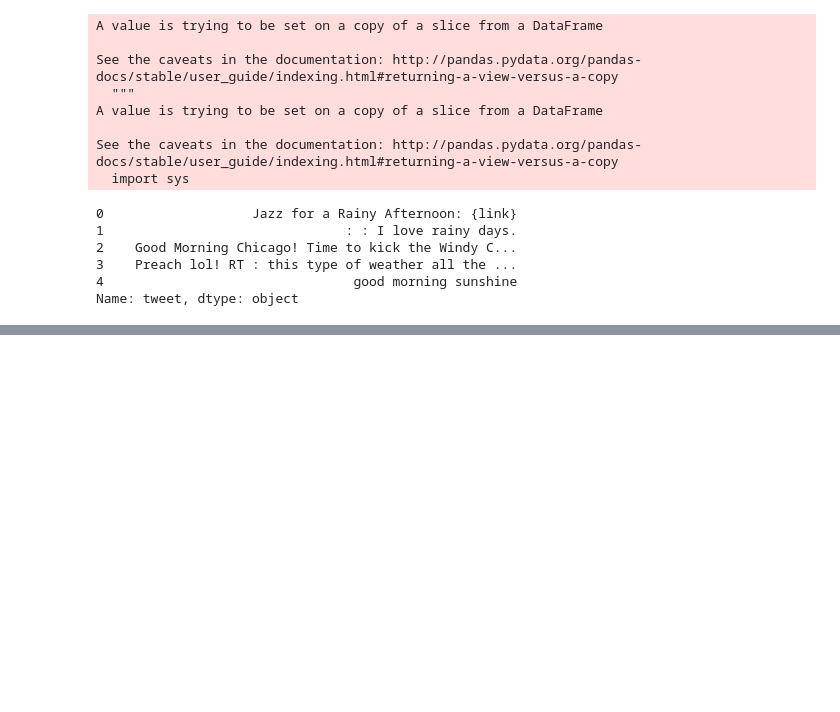
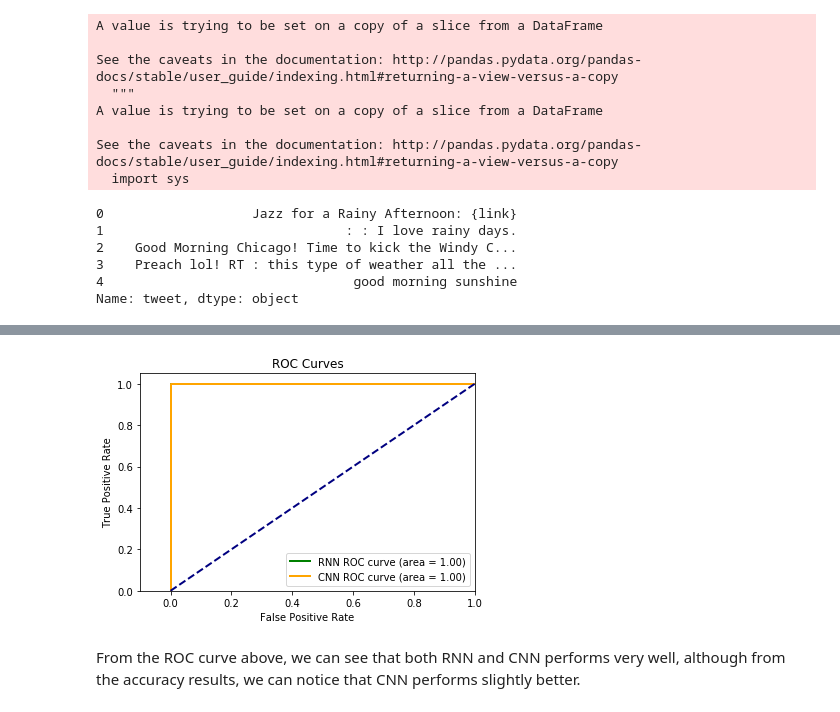
Before and after one commit to Phoebe83/ANLY-590, a Jupyter notebook: 590_HW3.ipynb, the cells around one changed output, grey strips where cells are left out. Drawn from its saved outputs; the diff is of its cells as text; code cells hidden in the pictures; blank space fills up the shorter version.

```diff
--- a/590_HW3.ipynb
+++ b/590_HW3.ipynb
@@ -391,0 +434,10 @@ Name: tweet, dtype: object
+# %%
+# Compile and fit the model
+model.compile(optimizer = 'rmsprop',
+             loss = 'binary_crossentropy',
+             metrics=['acc'])
+
+history = model.fit(x_train, y_train,
+                    epochs = 5, batch_size = 64,
+                    validation_split = 0.3,
+                    verbose=1)
@@ -391,0 +514,39 @@ Name: tweet, dtype: object
+# %%
+y_pred_rnn = model.predict(x_test)
+y_pred_cnn = model_cnn.predict(x_test)
+# %%
+fpr = dict()
+tpr = dict()
+roc_auc = dict()
+
+for i in range(15):
+    pred = [j == max(y_test.iloc[i]) for j in y_test.iloc[i]]
+    fpr[i], tpr[i], _ = roc_curve(pred, np.array(y_pred_rnn[i]))
+    roc_auc[i] = auc(fpr[i], tpr[i])
+
+fpr1 = dict()
+tpr1 = dict()
+roc_auc1 = dict()
+for i in range(15):
+    pred = [j == max(y_test.iloc[i]) for j in y_test.iloc[i]]
+    fpr1[i], tpr1[i], _ = roc_curve(pred, np.array(y_pred_cnn[i]))
+    roc_auc1[i] = auc(fpr1[i], tpr1[i])
+# %%
+plt.figure()
+lw = 2
+plt.plot(fpr[2], tpr[2], color='green',
+         lw=lw, label='RNN ROC curve (area = %0.2f)' % roc_auc[2])
+plt.plot(fpr1[2], tpr1[2], color='orange',
+         lw=lw, label='CNN ROC curve (area = %0.2f)' % roc_auc[3])
+plt.plot([0, 1], [0, 1], color='navy', lw=lw, linestyle='--')
+plt.xlim([-0.1, 1.0])
+plt.ylim([0.0, 1.05])
+plt.xlabel('False Positive Rate')
+plt.ylabel('True Positive Rate')
+plt.title('ROC Curves')
+plt.legend(loc="lower right")
+plt.show()
+# %% [output]
+[figure, added]
+# %% [markdown]
+From the ROC curve above, we can see that both RNN and CNN performs very well, although from the accuracy results, we can notice that CNN performs slightly better.
```
Also changed, not shown: parts of 15 cells of this notebook.
